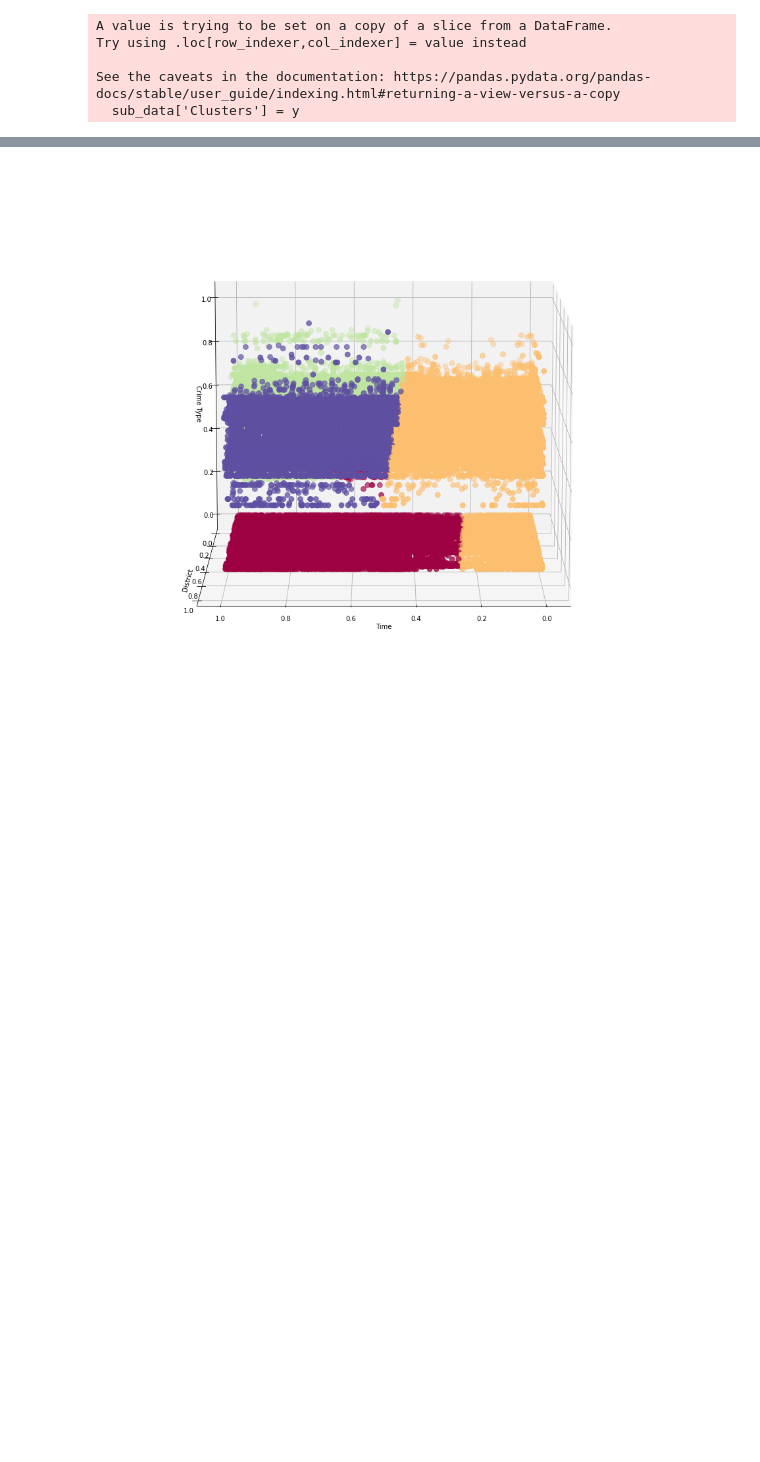
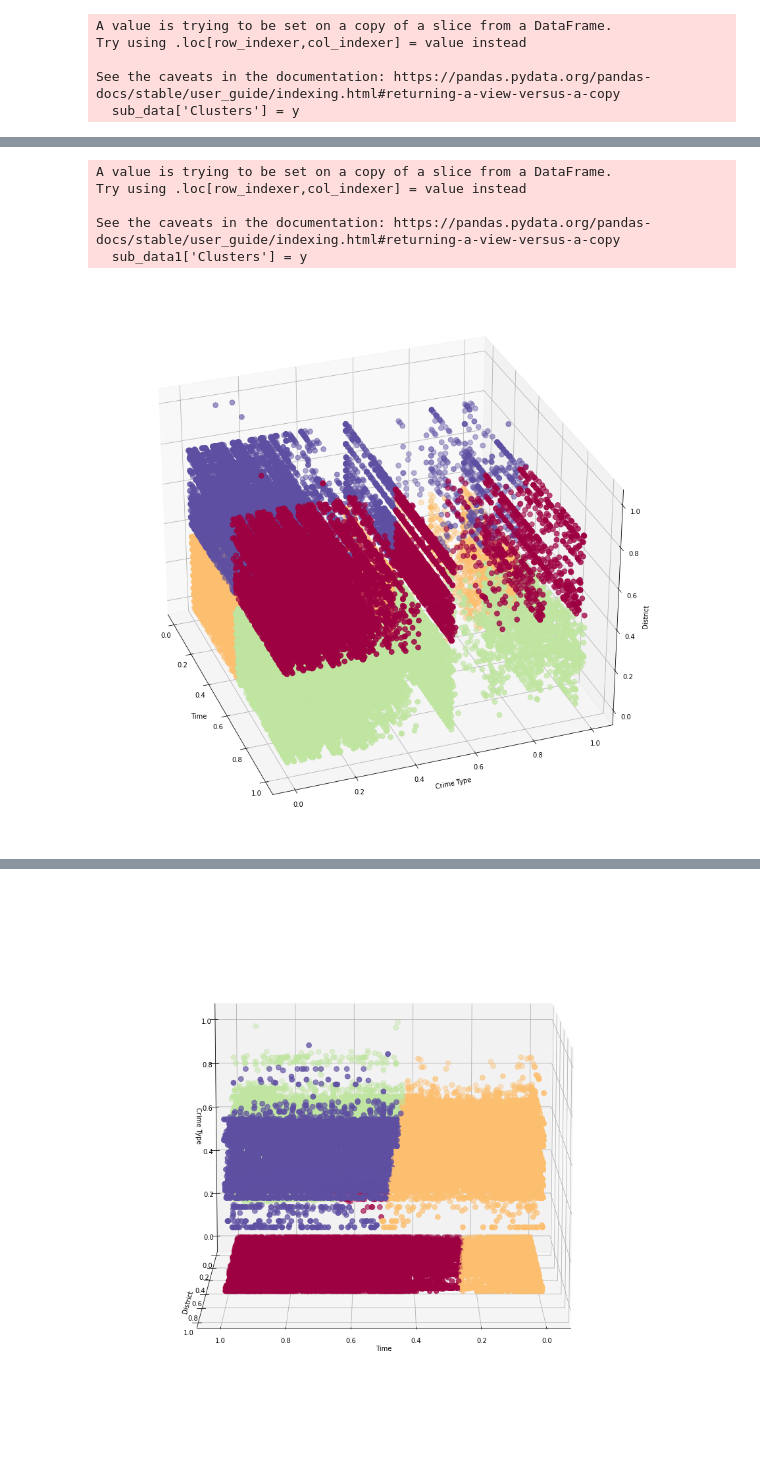
Before and after one commit to sandeshgupta/crime-data-analysis, a Jupyter notebook: clustering1.ipynb, the cells around one changed output, grey strips where cells are left out. Drawn from its saved outputs; the diff is of its cells as text; code cells hidden in the pictures; blank space fills up the shorter version.

```diff
--- a/clustering1.ipynb
+++ b/clustering1.ipynb
@@ -249,0 +331,5 @@ See the caveats in the documentation: https://pandas.pydata.org/pandas-docs/stab
+# %%
+data['IUCR'] = data.IUCR.str.extract('(\d+)', expand=True).astype(int)
+# %%
+sub_data1 = data[['IUCR', 'seconds', 'District']]
+sub_data1['IUCR'] = (sub_data1['IUCR'] - sub_data1['IUCR'].min())/(sub_data1['IUCR'].max()-sub_data1['IUCR'].min())
@@ -249,0 +342,28 @@ See the caveats in the documentation: https://pandas.pydata.org/pandas-docs/stab
+# %%
+km = KMeans(n_clusters=4)
+km.fit(sub_data1)
+y = km.predict(sub_data1)
+labels = km.labels_
+sub_data1['Clusters'] = y
+# %% [output]
+A value is trying to be set on a copy of a slice from a DataFrame.
+Try using .loc[row_indexer,col_indexer] = value instead
+
+See the caveats in the documentation: https://pandas.pydata.org/pandas-docs/stable/user_guide/indexing.html#returning-a-view-versus-a-copy
+  sub_data1['Clusters'] = y
+# %%
+fig = plt.figure(figsize=(15,20))
+ax = fig.add_subplot(111, projection='3d')
+x = np.array(sub_data1['seconds'])
+y = np.array(sub_data1['IUCR'])
+z = np.array(sub_data1['District'])
+ax.set_xlabel('Time')
+ax.set_ylabel('Crime Type')
+ax.set_zlabel('District')
+ax.scatter(x,y,z, marker="o", c = sub_data1["Clusters"], s=60, cmap="Spectral")
+# ax.view_init(elev=10., azim=90)
+ax.view_init(azim=-20)
+# print(ax.azim)
+plt.show()
+# %% [output]
+[figure, added]
```
Also changed, not shown: parts of 18 cells of this notebook, 4 other files.
